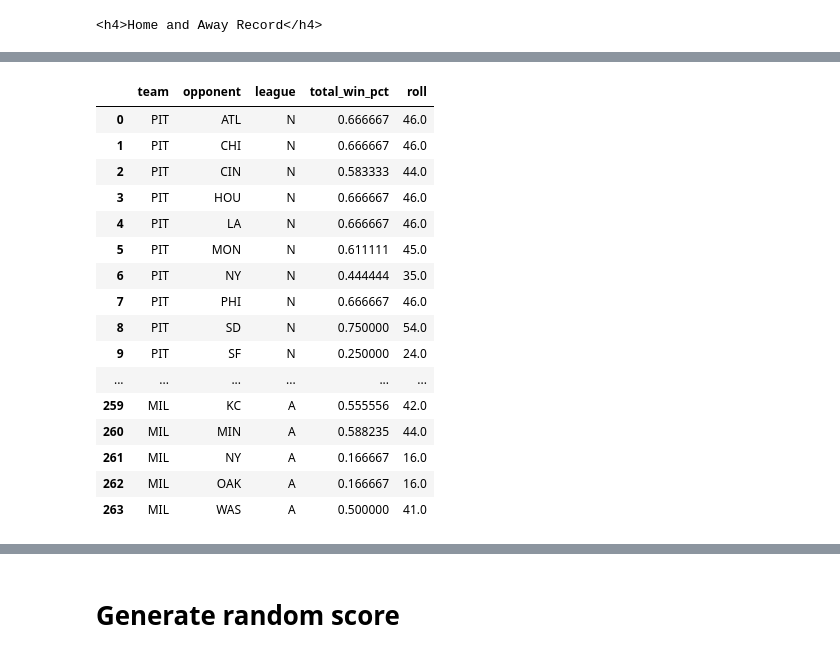
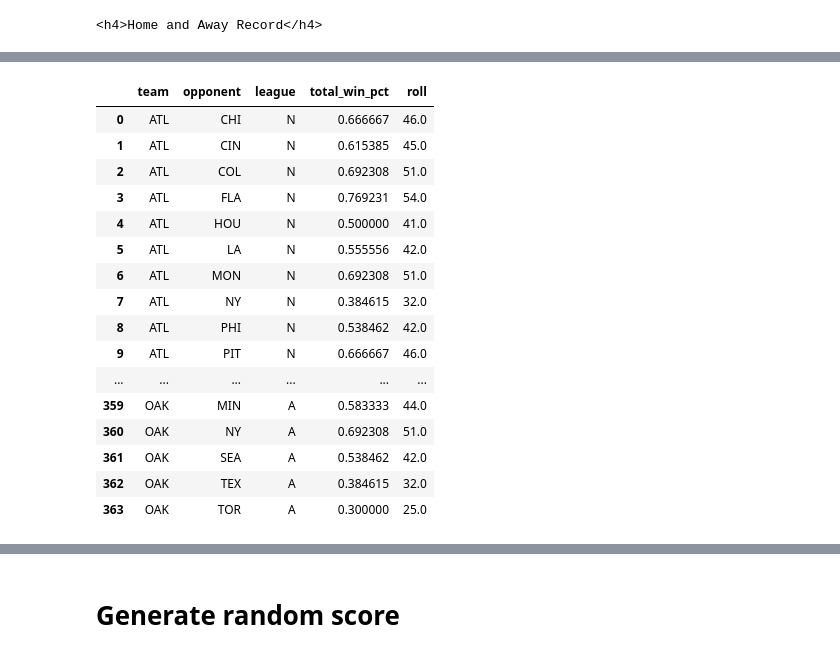
Before and after one commit to jgodin21/sherco_ratings, a Jupyter notebook: code/create fast action chart for given season.ipynb, the cells around one changed output, grey strips where cells are left out. Cells and saved outputs as stored; diff of their text form; code cells hidden in the pictures.

```diff
--- a/code/create fast action chart for given season.ipynb
+++ b/code/create fast action chart for given season.ipynb
@@ -24,7 +24,7 @@ from datetime import datetime
 # %%
 session_a = requests.session()
 # %%
-url_a = 'https://www.retrosheet.org/boxesetc/1971/Y_1971.htm'
+url_a = 'https://www.retrosheet.org/boxesetc/1995/Y_1995.htm'
 # %%
 a = session_a.get(url_a)
 # %%
@@ -49,6 +49,6 @@ soup_a
 </pre><pre><a href="../MISC/Y_descr.htm">Read Me</a></pre>
 </body></html>
 # %%
-tags = soup_a.find_all('a', {'href': re.compile(r'../1971/T\w.*')})
+tags = soup_a.find_all('a', {'href': re.compile(r'../1995/T\w.*')})
 tags
 # %% [output]
@@ -99,7 +119,7 @@ my_teams = [char[1:4] for char in my_hrefs]
 # %%
 session = requests.session()
 # %%
-url = "https://www.retrosheet.org/boxesetc/1971/TPIT01971.htm"
+url = "https://www.retrosheet.org/boxesetc/1995/TCLE01995.htm"
 # %%
 s = session.get(url)
 # %%
@@ -262,12 +312,11 @@ base_url = "https://www.retrosheet.org/boxesetc/"
 
 def get_head2head(year, hrefs, cols, teams, type_dict):
     session = requests.session()
-    events = pd.DataFrame()
+    data_frames = []  # List to store each event2 DataFrame
     div_count = 0
+
     for href in hrefs:
-
         result = session.get(base_url + str(year) + "/" + hrefs[div_count])
-
         soup = BeautifulSoup(result.text, 'html.parser')
 
         first_pre = soup.find('h4')
@@ -279,9 +328,8 @@ def get_head2head(year, hrefs, cols, teams, type_dict):
         table = table.reset_index()
         table = table.drop(columns="index")
 
-
         event = pd.DataFrame()
-        event[cols] = table['unsplit'].str.split('\s+',expand=True)
+        event[cols] = table['unsplit'].str.split(r'\s+', expand=True)
         event["team"] = teams[div_count]
         event = event.astype(type_dict)
         event["total_win_pct"] = (event["total_w"] / event["total_g"]).astype(float)
@@ -325,30 +373,33 @@ def get_head2head(year, hrefs, cols, teams, type_dict):
         event["roll"] = event["roll"].replace(np.nan, "")
 
         event2 = event[["team", "opponent", "league", "total_win_pct", "roll"]]
-        events = events.append(event2, ignore_index=True)
+        data_frames.append(event2)  # Append DataFrame to list instead of using .append()
 
         div_count += 1
 
+    # Concatenate all DataFrames at once (more efficient)
+    events = pd.concat(data_frames, ignore_index=True)
     return events
 # %%
-pd.set_option('display.max_rows', 300)
-win_pct_1971 = get_head2head(1971, my_hrefs, my_cols, my_teams, type_dict)
-win_pct_1971
+pd.set_option('display.max_rows', 400)
+pd.set_option('display.max_columns', 50)
+win_pct_1995 = get_head2head(1995, my_hrefs, my_cols, my_teams, type_dict)
+win_pct_1995
 # %% [output]
 |  | team | opponent | league | total_win_pct | roll |
-| 0 | PIT | ATL | N | 0.666667 | 46.0 |
-| 1 | PIT | CHI | N | 0.666667 | 46.0 |
-| 2 | PIT | CIN | N | 0.583333 | 44.0 |
-| 3 | PIT | HOU | N | 0.666667 | 46.0 |
-| 4 | PIT | LA | N | 0.666667 | 46.0 |
-| 5 | PIT | MON | N | 0.611111 | 45.0 |
-| 6 | PIT | NY | N | 0.444444 | 35.0 |
-| 7 | PIT | PHI | N | 0.666667 | 46.0 |
-| 8 | PIT | SD | N | 0.750000 | 54.0 |
-| 9 | PIT | SF | N | 0.250000 | 24.0 |
+| 0 | ATL | CHI | N | 0.666667 | 46.0 |
+| 1 | ATL | CIN | N | 0.615385 | 45.0 |
+| 2 | ATL | COL | N | 0.692308 | 51.0 |
+| 3 | ATL | FLA | N | 0.769231 | 54.0 |
+| 4 | ATL | HOU | N | 0.500000 | 41.0 |
+| 5 | ATL | LA | N | 0.555556 | 42.0 |
+| 6 | ATL | MON | N | 0.692308 | 51.0 |
+| 7 | ATL | NY | N | 0.384615 | 32.0 |
+| 8 | ATL | PHI | N | 0.538462 | 42.0 |
+| 9 | ATL | PIT | N | 0.666667 | 46.0 |
 | ... | ... | ... | ... | ... | ... |
-| 259 | MIL | KC | A | 0.555556 | 42.0 |
-| 260 | MIL | MIN | A | 0.588235 | 44.0 |
-| 261 | MIL | NY | A | 0.166667 | 16.0 |
-| 262 | MIL | OAK | A | 0.166667 | 16.0 |
-| 263 | MIL | WAS | A | 0.500000 | 41.0 |
+| 359 | OAK | MIN | A | 0.583333 | 44.0 |
+| 360 | OAK | NY | A | 0.692308 | 51.0 |
+| 361 | OAK | SEA | A | 0.538462 | 42.0 |
+| 362 | OAK | TEX | A | 0.384615 | 32.0 |
+| 363 | OAK | TOR | A | 0.300000 | 25.0 |
```
Also changed, not shown: parts of 57 cells of this notebook.
